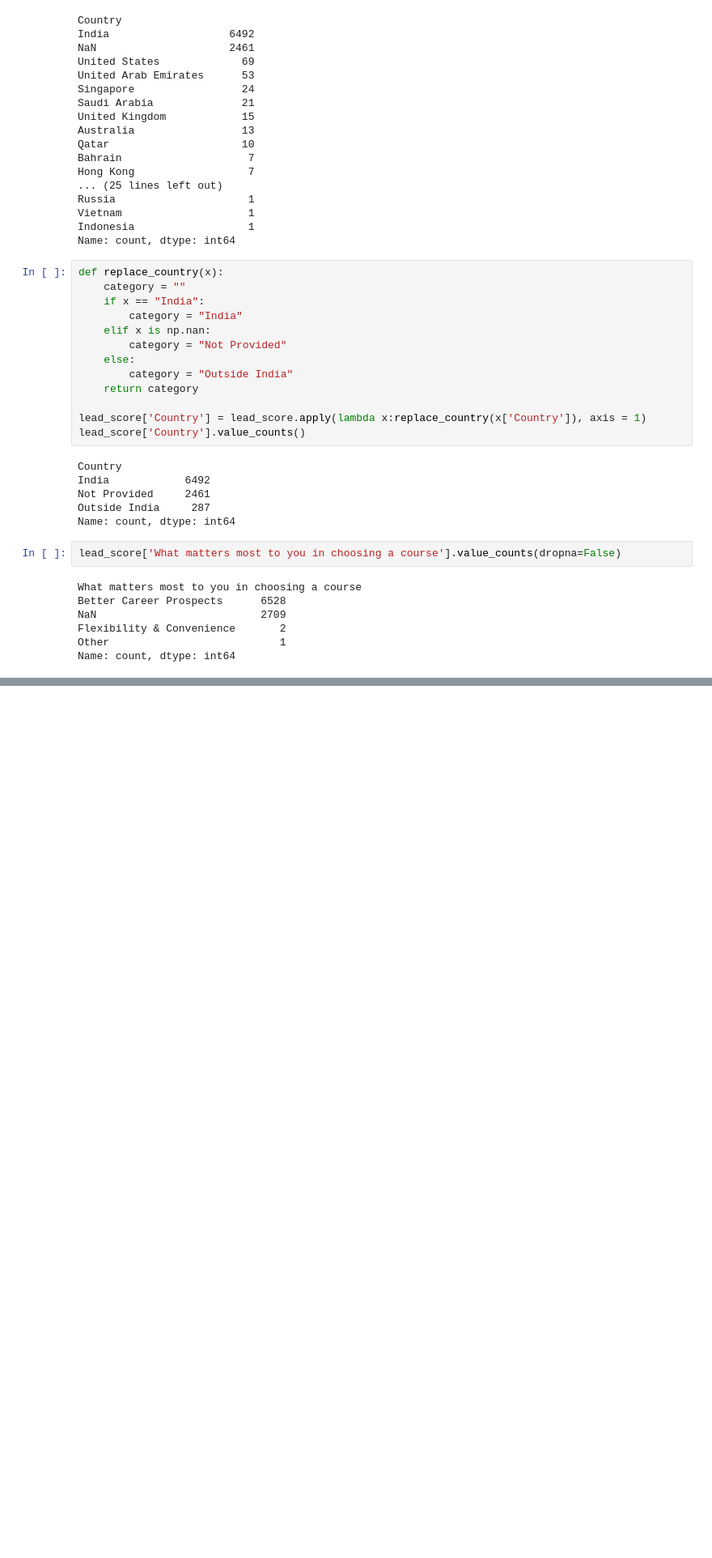
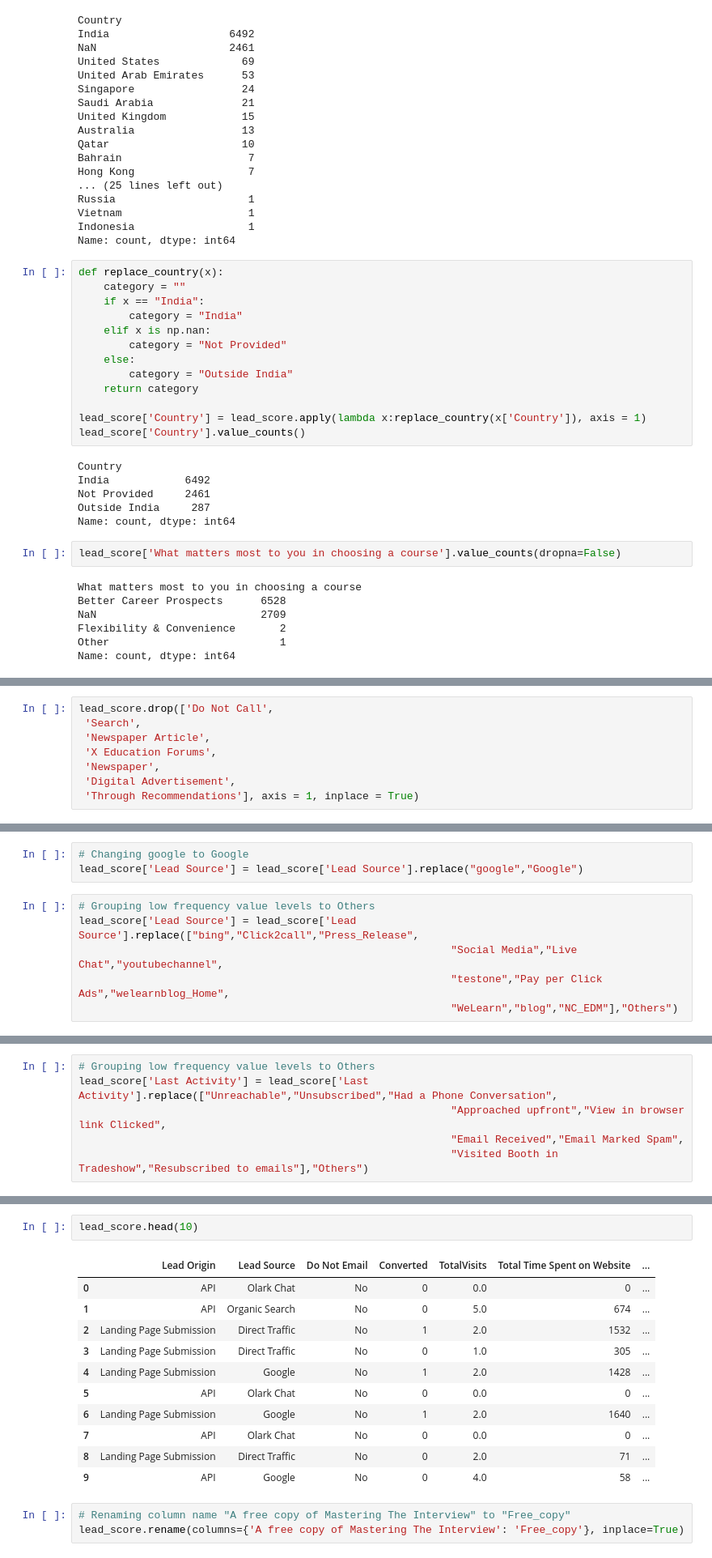
Before and after one commit to shivachandrakante/Lead-Scoring, a Jupyter notebook: Lead_Scoring_Assignment.ipynb, the cells around one changed output, grey strips where cells are left out. Shown: that part at 81% size. Cells and saved outputs as stored; diff of their text form; blank space fills up the shorter version.

```diff
--- a/Lead_Scoring_Assignment.ipynb
+++ b/Lead_Scoring_Assignment.ipynb
@@ -239,0 +569,8 @@ Name: count, dtype: int64
+# %%
+lead_score.drop(['Do Not Call',
+ 'Search',
+ 'Newspaper Article',
+ 'X Education Forums',
+ 'Newspaper',
+ 'Digital Advertisement',
+ 'Through Recommendations'], axis = 1, inplace = True)
@@ -239,0 +600,9 @@ Name: count, dtype: int64
+# %%
+# Changing google to Google
+lead_score['Lead Source'] = lead_score['Lead Source'].replace("google","Google")
+# %%
+# Grouping low frequency value levels to Others
+lead_score['Lead Source'] = lead_score['Lead Source'].replace(["bing","Click2call","Press_Release",
+                                                           "Social Media","Live Chat","youtubechannel",
+                                                           "testone","Pay per Click Ads","welearnblog_Home",
+                                                           "WeLearn","blog","NC_EDM"],"Others")
@@ -239,0 +648,6 @@ Name: count, dtype: int64
+# %%
+# Grouping low frequency value levels to Others
+lead_score['Last Activity'] = lead_score['Last Activity'].replace(["Unreachable","Unsubscribed","Had a Phone Conversation",
+                                                           "Approached upfront","View in browser link Clicked",
+                                                           "Email Received","Email Marked Spam",
+                                                           "Visited Booth in Tradeshow","Resubscribed to emails"],"Others")
@@ -239,0 +668,17 @@ Name: count, dtype: int64
+# %%
+lead_score.head(10)
+# %% [output]
+|  | Lead Origin | Lead Source | Do Not Email | Converted | TotalVisits | Total Time Spent on Website | ... |
+| 0 | API | Olark Chat | No | 0 | 0.0 | 0 | ... |
+| 1 | API | Organic Search | No | 0 | 5.0 | 674 | ... |
+| 2 | Landing Page Submission | Direct Traffic | No | 1 | 2.0 | 1532 | ... |
+| 3 | Landing Page Submission | Direct Traffic | No | 0 | 1.0 | 305 | ... |
+| 4 | Landing Page Submission | Google | No | 1 | 2.0 | 1428 | ... |
+| 5 | API | Olark Chat | No | 0 | 0.0 | 0 | ... |
+| 6 | Landing Page Submission | Google | No | 1 | 2.0 | 1640 | ... |
+| 7 | API | Olark Chat | No | 0 | 0.0 | 0 | ... |
+| 8 | Landing Page Submission | Direct Traffic | No | 0 | 2.0 | 71 | ... |
+| 9 | API | Google | No | 0 | 4.0 | 58 | ... |
+# %%
+# Renaming column name "A free copy of Mastering The Interview" to "Free_copy"
+lead_score.rename(columns={'A free copy of Mastering The Interview': 'Free_copy'}, inplace=True)
```
Also changed, not shown: parts of 53 cells of this notebook.
